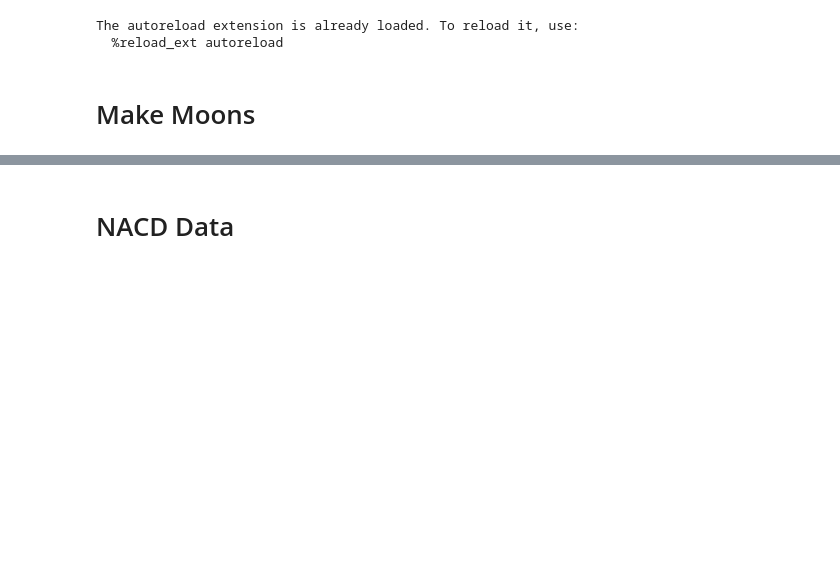
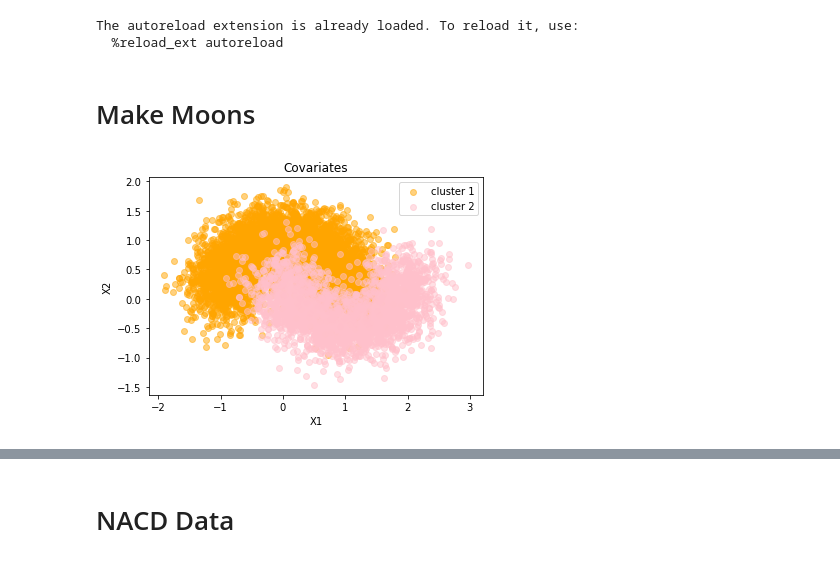
Before and after one commit to JimmyJHickey/Dynamic-Survival-Cutpoints, a Jupyter notebook: class_test.ipynb, the cells around one changed output, grey strips where cells are left out. Saved outputs shown, nothing was run; the diff lists cells and outputs as text; code cells hidden in the pictures; blank space fills up the shorter version.

```diff
--- a/class_test.ipynb
+++ b/class_test.ipynb
@@ -27,30 +27,41 @@ X, y_moon = make_moons(n_samples = N, noise=0.3, random_state=1978)
 
 # drop 1/2 of the 1 moons
 # want y_moon plot to look even and censoring to look even
 # try higher value of sigmoid if it can't find the cutpoint
 combined = np.append(X, y_moon[:,None], 1)
 combined_sorted = combined[combined[:, -1].argsort()]
 combined_sorted = combined_sorted[:7500,:]
 np.random.shuffle(combined_sorted)
 X = combined_sorted[:,:-1]
 y_moon = combined_sorted[:,-1]
 
 t_min = 0
 t_boundary = 67
 t_max = 100
 t = np.zeros(len(y_moon))
 
 s = np.random.binomial(1, 0.5, len(y_moon))
 # s = np.random.binomial(1, 1, len(y_moon))
 
 for ii in range(0, len(y_moon)):
     if y_moon[ii] == 0:
         t[ii] = np.random.uniform(t_min, t_boundary)
     elif y_moon[ii] == 1:
 
         t[ii] = np.random.uniform(t_boundary, t_max)
 
 # t = t[1:int(N * 3/4)]
 # s = s[1:int(N * 3/4)]
 # y_moon = y_moon[1:int(N * 3/4)]
 # X = X[1:int(N * 3/4), :]
+plt.scatter(X[y_moon==0, 0], X[y_moon==0, 1], c="orange", alpha=0.5, label="cluster 1")
+plt.scatter(X[y_moon==1, 0], X[y_moon==1, 1], c="pink", alpha=0.5, label="cluster 2")
+plt.xlabel('X1')
+plt.ylabel('X2')
+plt.legend()
+plt.title('Covariates')
+
+
+plt.show()
+# %% [output]
+[figure, added]
```
Also changed, not shown: parts of 56 cells of this notebook, 3 other files.
